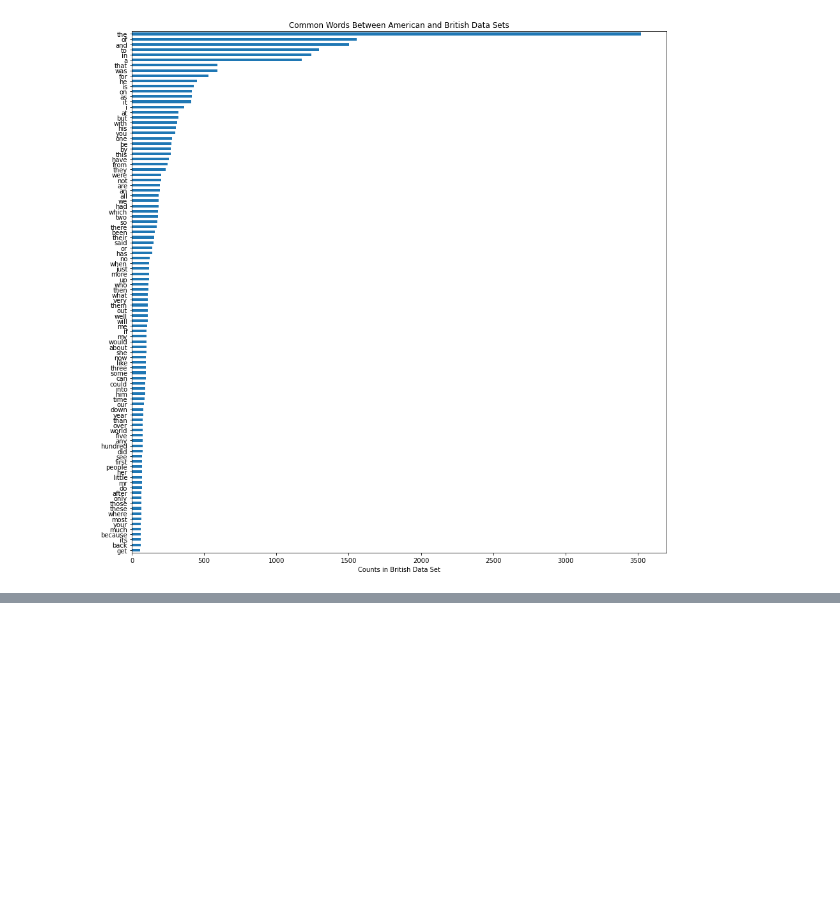
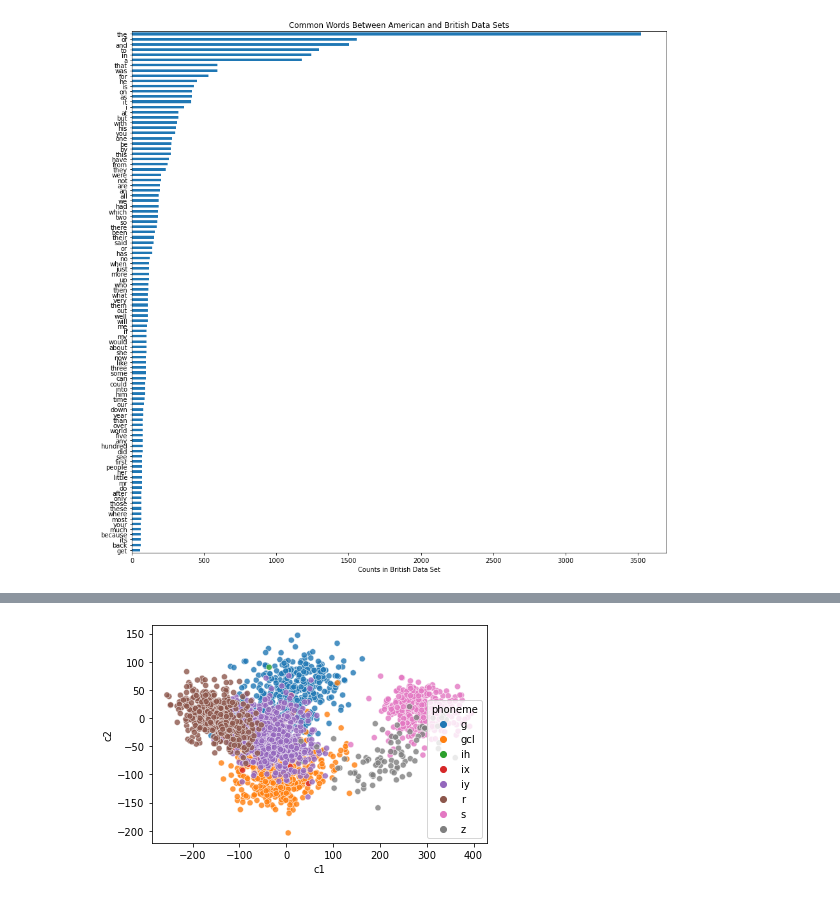
Before and after one commit to andrewpaster/isye_6740_final_project_accents, a Jupyter notebook: EDA_final_report.ipynb, the cells around one changed output, grey strips where cells are left out. Drawn from its saved outputs; the diff is of its cells as text; code cells hidden in the pictures; blank space fills up the shorter version.

```diff
--- a/EDA_final_report.ipynb
+++ b/EDA_final_report.ipynb
@@ -432,0 +513,5 @@ Name: word, dtype: int64
+# %%
+sns.scatterplot(data=df_pca[(df_train_ph['word'].isin(['greasy'])) & (df_train_ph.phoneme.isin(df_train_ph[df_train_ph['word'] == 'greasy'].phoneme.value_counts()[0:8].index.tolist()))], x='c1', y='c2', hue='phoneme', alpha=0.8)
+plt.show()
+# %% [output]
+[figure, added]
```
Also changed, not shown: parts of 59 cells of this notebook.
